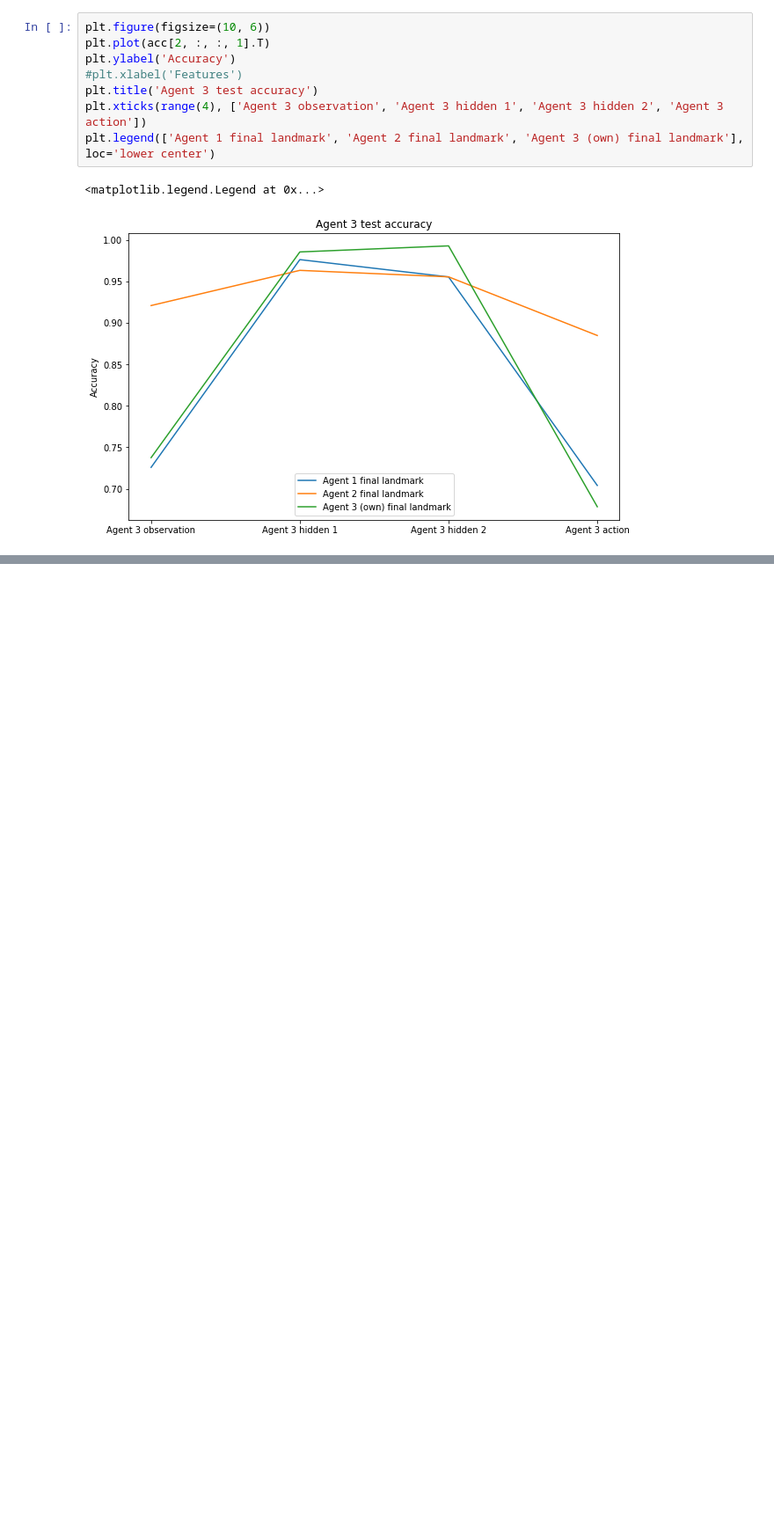
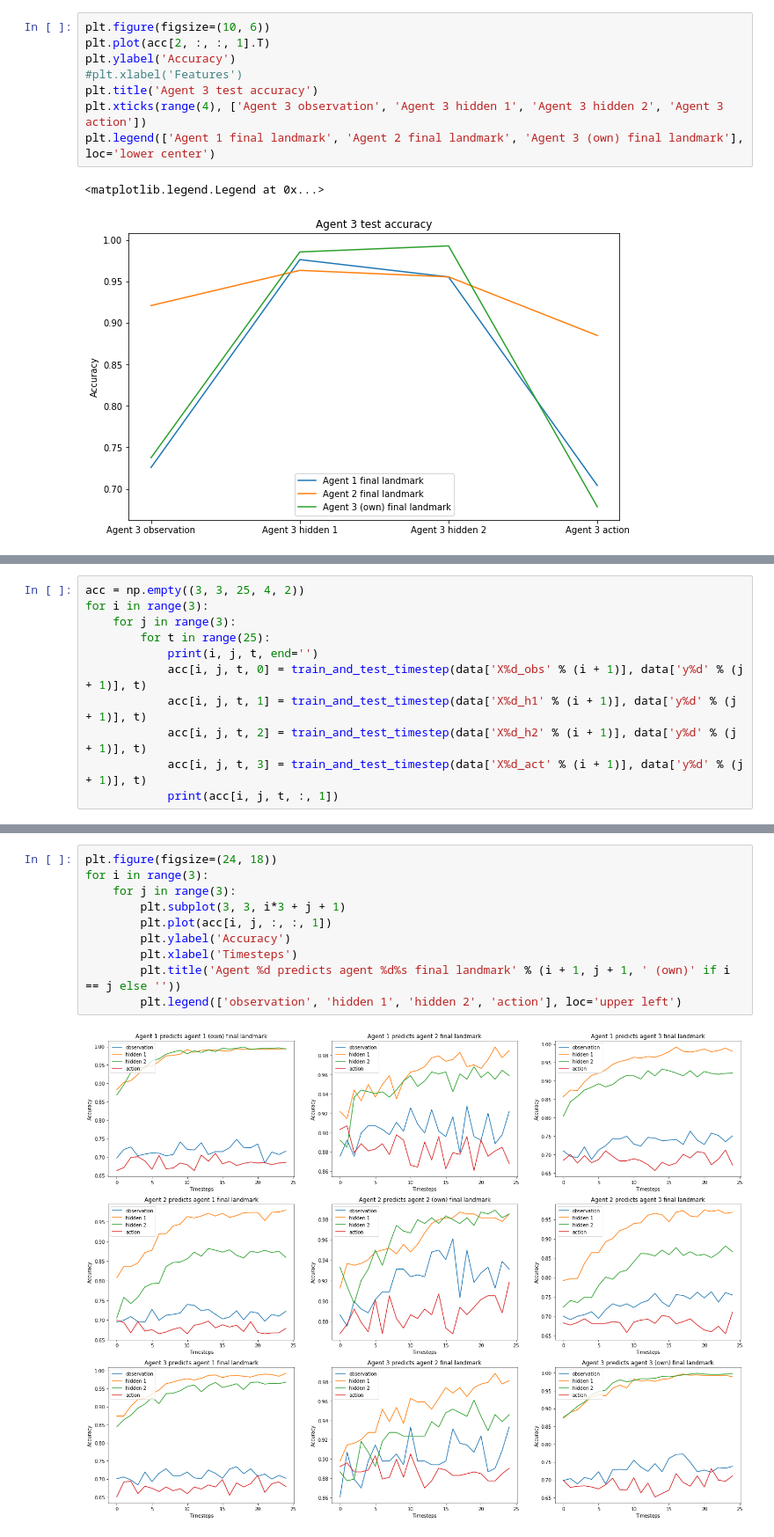
Before and after one commit to tambetm/maddpg, a Jupyter notebook: experiments/Train.ipynb, the cells around one changed output, grey strips where cells are left out. Shown at 88% size. Saved outputs shown, nothing was run; the diff lists cells and outputs as text; blank space fills up the shorter version.

```diff
--- a/experiments/Train.ipynb
+++ b/experiments/Train.ipynb
@@ -291,0 +140,11 @@ train_and_test(X3_act, y3)
+# %%
+acc = np.empty((3, 3, 25, 4, 2))
+for i in range(3):
+    for j in range(3):
+        for t in range(25):
+            print(i, j, t, end='')
+            acc[i, j, t, 0] = train_and_test_timestep(data['X%d_obs' % (i + 1)], data['y%d' % (j + 1)], t)
+            acc[i, j, t, 1] = train_and_test_timestep(data['X%d_h1' % (i + 1)], data['y%d' % (j + 1)], t)
+            acc[i, j, t, 2] = train_and_test_timestep(data['X%d_h2' % (i + 1)], data['y%d' % (j + 1)], t)
+            acc[i, j, t, 3] = train_and_test_timestep(data['X%d_act' % (i + 1)], data['y%d' % (j + 1)], t)
+            print(acc[i, j, t, :, 1])
@@ -291,0 +170,12 @@ train_and_test(X3_act, y3)
+# %%
+plt.figure(figsize=(24, 18))
+for i in range(3):
+    for j in range(3):
+        plt.subplot(3, 3, i*3 + j + 1)
+        plt.plot(acc[i, j, :, :, 1])
+        plt.ylabel('Accuracy')
+        plt.xlabel('Timesteps')
+        plt.title('Agent %d predicts agent %d%s final landmark' % (i + 1, j + 1, ' (own)' if i == j else ''))
+        plt.legend(['observation', 'hidden 1', 'hidden 2', 'action'], loc='upper left')
+# %% [output]
+[figure, added]
```
Also changed, not shown: parts of 50 cells of this notebook, 3 other files.
